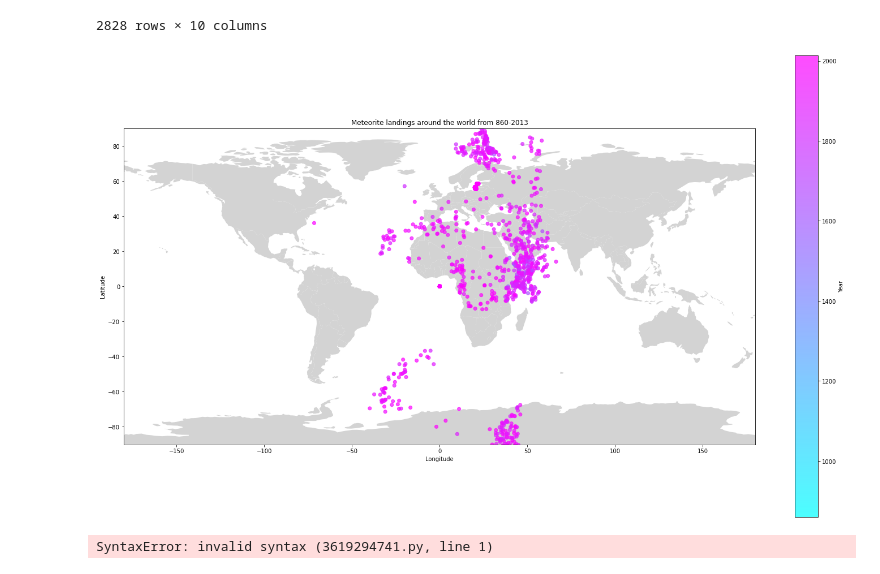
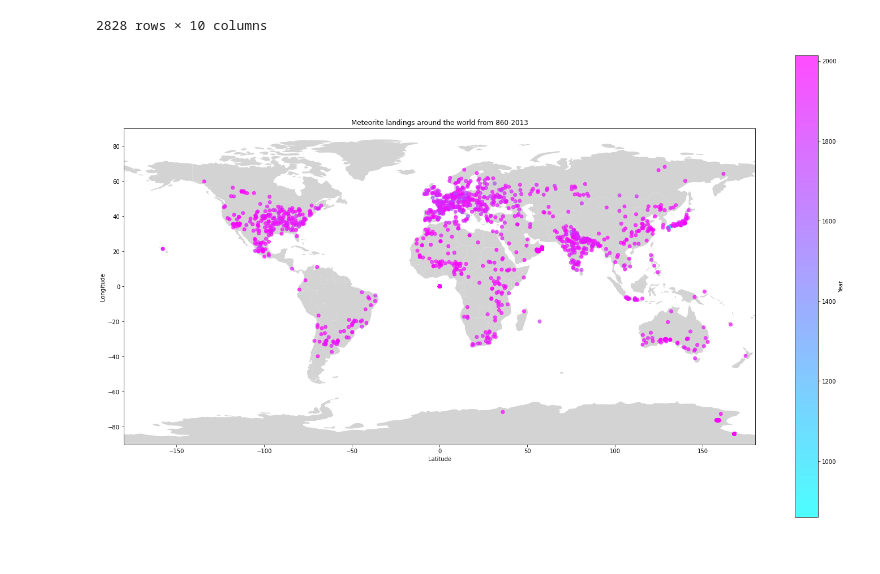
Before and after one commit to robertaparna/ufo-sightings, a Jupyter notebook: ufo-sightings-graph.ipynb, the cells around one changed output. Drawn from its saved outputs; the diff is of its cells as text; code cells hidden in the pictures.

Commit message:
data analysis

```diff
--- a/ufo-sightings-graph.ipynb
+++ b/ufo-sightings-graph.ipynb
@@ -77,27 +77,27 @@ meteorite_data['Year'] = pd.to_numeric(meteorite_data['Year'], errors='coerce')
 # %%
 fig, ax = plt.subplots(figsize=(25, 15))
 worldmap.plot(color="lightgrey", ax=ax)
 
-x = meteorite_data['longitude']
-y = meteorite_data['latitude']
+x = meteorite_data['latitude']
+y = meteorite_data['longitude']
 z = meteorite_data['Year']
 
 
 threshold = 2013
 
 plt.scatter(x, y, c=z, alpha=0.7, vmin=860, vmax=threshold, cmap='cool')
 plt.colorbar(label='Year')
 
 # Creating axis limits and title
 plt.xlim([-180, 180])
 plt.ylim([-90, 90])
 
 plt.title ('Meteorite landings around the world from 860-2013')
-plt.xlabel("Longitude")
-plt.ylabel("Latitude")
+plt.xlabel("Latitude")
+plt.ylabel("Longitude")
 plt.show()
 # %% [output]
-[figure, old version]
+[figure, new version]
 # %%
 # cast latitudes and longitudes to numeric
 meteorite_data['longitude'] = pd.to_numeric(meteorite_data['longitude'], errors='coerce')
@@ -110,7 +110,5 @@ df = pd.concat([ufo_data[['latitude', 'longitude']], meteorite_data[['latitude',
 mask = ((abs(ufo_data['latitude'] - meteorite_data['latitude']) < 0.5)) & ((abs(ufo_data['longitude'] - meteorite_data['longitude']) < 0.5))
 df.loc[mask, 'same_place'] = 'Yes'
 # %%
-pip install geopy
+#pip install geopy
-# %% [output]
-SyntaxError: invalid syntax (3619294741.py, line 1)
 # %%
```
Also changed, not shown: parts of 11 cells of this notebook, 2 other files.
